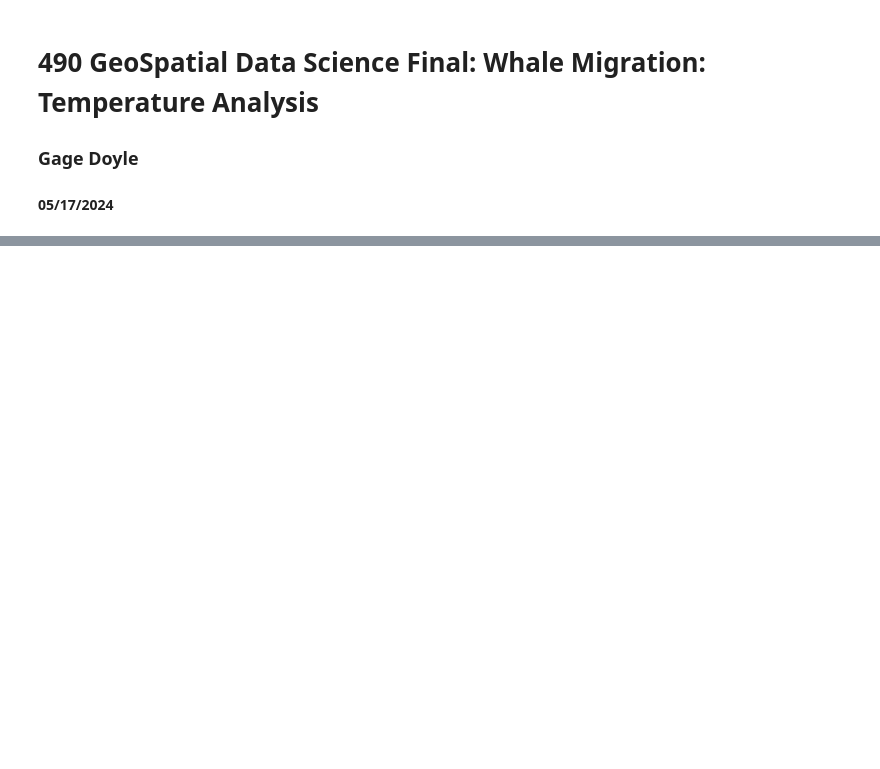
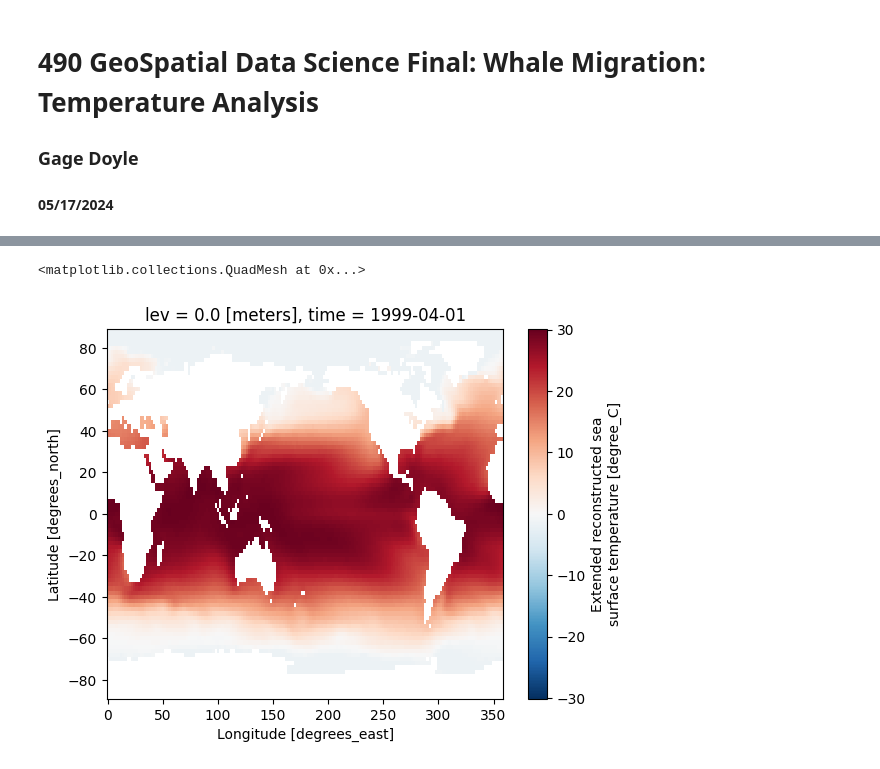
Before and after one commit to alyghanson/migration, a Jupyter notebook: Temperature/Output Deliverable/490_Final_Temp.ipynb, the cells around one changed output, grey strips where cells are left out. Cells and saved outputs as stored; diff of their text form; code cells hidden in the pictures; blank space fills up the shorter version.

```diff
--- a/Temperature/Output Deliverable/490_Final_Temp.ipynb
+++ b/Temperature/Output Deliverable/490_Final_Temp.ipynb
@@ -92,0 +58,5 @@ array([[[28.683302 , 28.714996 , 28.864174 , ..., 28.055794 ,
+# %%
+merged_1999.sst[0].plot()
+# %% [output]
+<matplotlib.collections.QuadMesh at 0x...>
+[figure, added]
```
Also changed, not shown: parts of 11 cells of this notebook.
